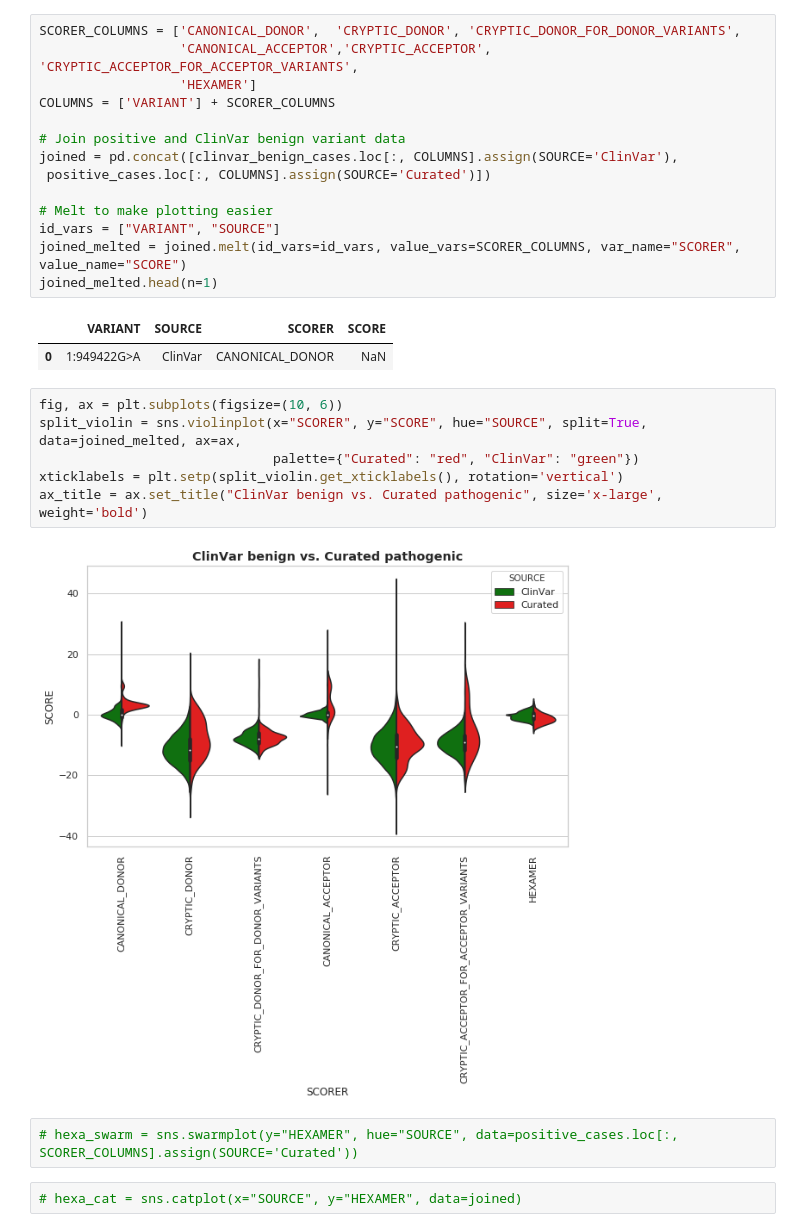
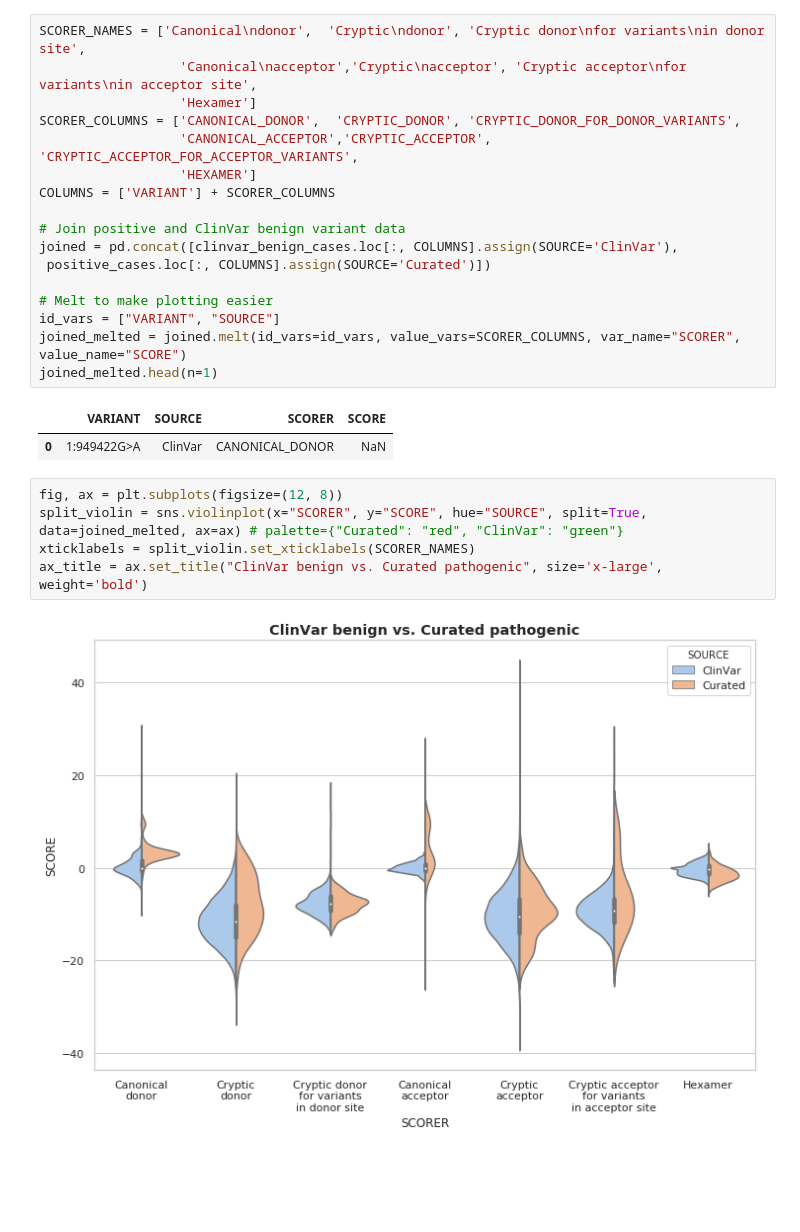
Before and after one commit to monarch-initiative/ExomiserSimulations, a Jupyter notebook: Splice scorers.ipynb, the cells around one changed output. Saved outputs shown, nothing was run; the diff lists cells and outputs as text; blank space fills up the shorter version.

Commit message:
Update splice scorers notebook

```diff
--- a/Splice scorers.ipynb
+++ b/Splice scorers.ipynb
@@ -64,6 +64,9 @@ Both `clinvar_benign_cases` and `positive_cases` share score columns: `['CANONIC
 
 Here, additional `SOURCE` column will be added, where values `ClinVar`, and `Curated` will be present.
 # %%
+SCORER_NAMES = ['Canonical\ndonor',  'Cryptic\ndonor', 'Cryptic donor\nfor variants\nin donor site',
+                  'Canonical\nacceptor','Cryptic\nacceptor', 'Cryptic acceptor\nfor variants\nin acceptor site',
+                  'Hexamer']
 SCORER_COLUMNS = ['CANONICAL_DONOR',  'CRYPTIC_DONOR', 'CRYPTIC_DONOR_FOR_DONOR_VARIANTS',
                   'CANONICAL_ACCEPTOR','CRYPTIC_ACCEPTOR', 'CRYPTIC_ACCEPTOR_FOR_ACCEPTOR_VARIANTS',
                   'HEXAMER']
@@ -81,14 +84,9 @@ joined_melted.head(n=1)
 |  | VARIANT | SOURCE | SCORER | SCORE |
 | 0 | 1:949422G>A | ClinVar | CANONICAL_DONOR | NaN |
 # %%
-fig, ax = plt.subplots(figsize=(10, 6))
-split_violin = sns.violinplot(x="SCORER", y="SCORE", hue="SOURCE", split=True, data=joined_melted, ax=ax,
-                              palette={"Curated": "red", "ClinVar": "green"})
-xticklabels = plt.setp(split_violin.get_xticklabels(), rotation='vertical')
+fig, ax = plt.subplots(figsize=(12, 8))
+split_violin = sns.violinplot(x="SCORER", y="SCORE", hue="SOURCE", split=True, data=joined_melted, ax=ax) # palette={"Curated": "red", "ClinVar": "green"}
+xticklabels = split_violin.set_xticklabels(SCORER_NAMES)
 ax_title = ax.set_title("ClinVar benign vs. Curated pathogenic", size='x-large', weight='bold')
 # %% [output]
-[figure, old version]
+[figure, new version]
-# %%
-# hexa_swarm = sns.swarmplot(y="HEXAMER", hue="SOURCE", data=positive_cases.loc[:, SCORER_COLUMNS].assign(SOURCE='Curated'))
-# %%
-# hexa_cat = sns.catplot(x="SOURCE", y="HEXAMER", data=joined)
```
Also changed, not shown: parts of 2 cells of this notebook.
